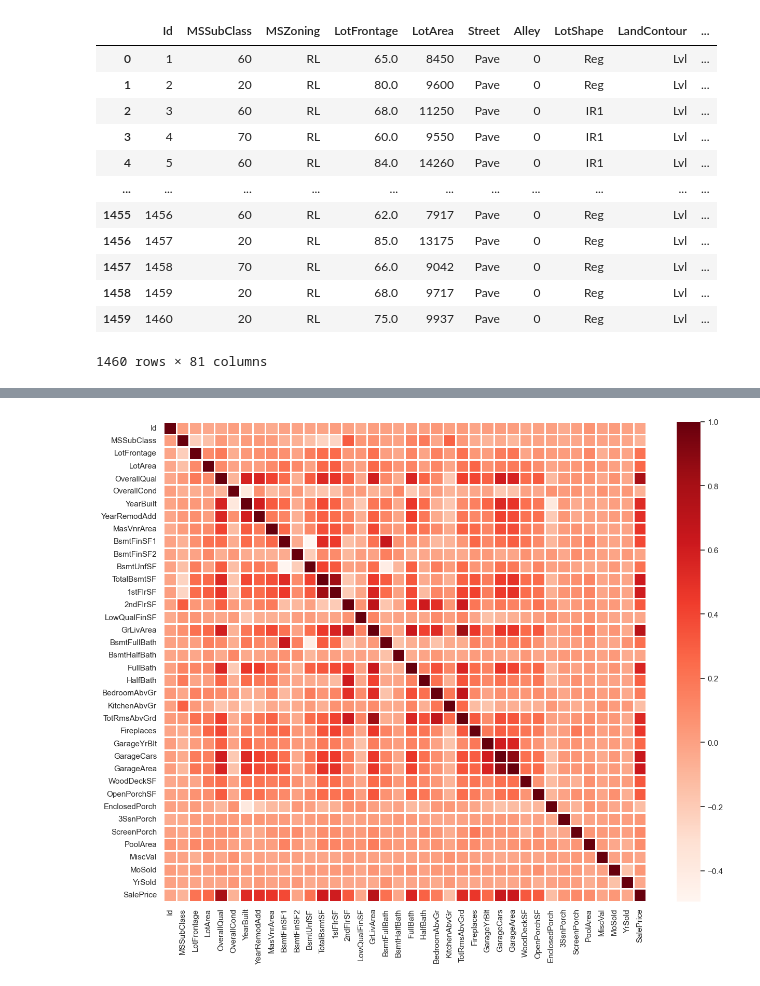
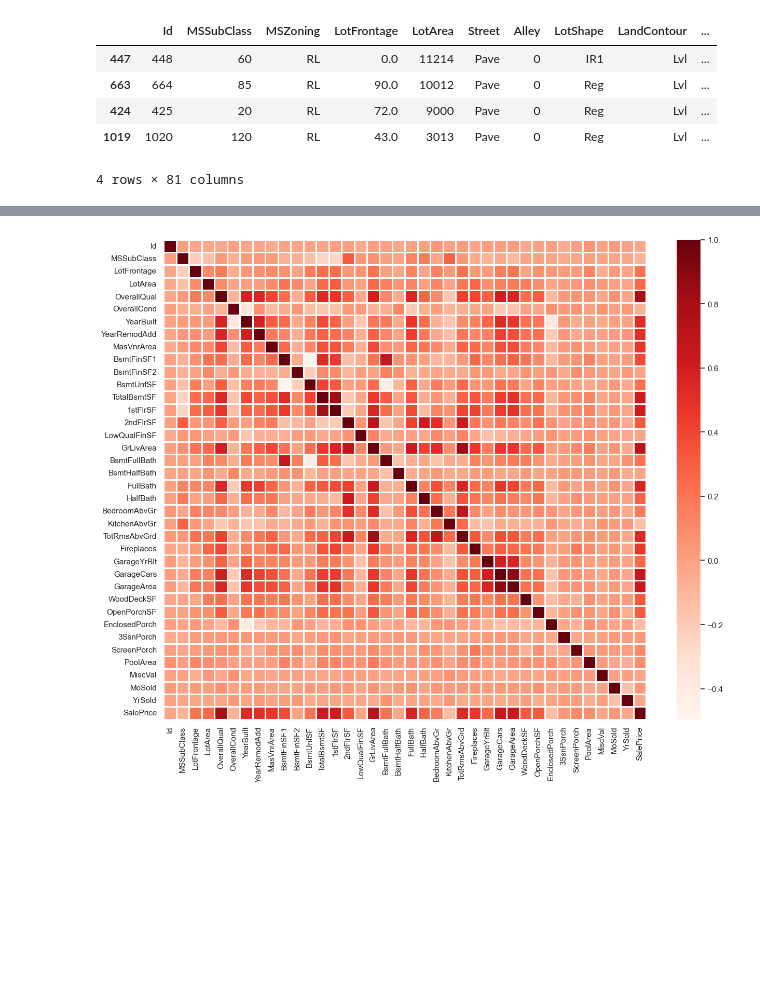
Before and after one commit to kenluzuriaga0/SalesAnalysisCluster, a Jupyter notebook: kLuzuriaga_sales_cluster.ipynb, the cells around one changed output, grey strips where cells are left out. Saved outputs shown, nothing was run; the diff lists cells and outputs as text; code cells hidden in the pictures; blank space fills up the shorter version.

```diff
--- a/kLuzuriaga_sales_cluster.ipynb
+++ b/kLuzuriaga_sales_cluster.ipynb
@@ -9,21 +9,14 @@ import matplotlib.cm as cm
 from sklearn.metrics import silhouette_samples, silhouette_score
 # %%
 dt_house = pd.read_csv('./price_house_train.csv').fillna(0)
-dt_house
+dt_house.sample(4)
 # %% [output]
 |  | Id | MSSubClass | MSZoning | LotFrontage | LotArea | Street | Alley | LotShape | LandContour | ... |
-| 0 | 1 | 60 | RL | 65.0 | 8450 | Pave | 0 | Reg | Lvl | ... |
-| 1 | 2 | 20 | RL | 80.0 | 9600 | Pave | 0 | Reg | Lvl | ... |
-| 2 | 3 | 60 | RL | 68.0 | 11250 | Pave | 0 | IR1 | Lvl | ... |
-| 3 | 4 | 70 | RL | 60.0 | 9550 | Pave | 0 | IR1 | Lvl | ... |
-| 4 | 5 | 60 | RL | 84.0 | 14260 | Pave | 0 | IR1 | Lvl | ... |
-| ... | ... | ... | ... | ... | ... | ... | ... | ... | ... | ... |
-| 1455 | 1456 | 60 | RL | 62.0 | 7917 | Pave | 0 | Reg | Lvl | ... |
-| 1456 | 1457 | 20 | RL | 85.0 | 13175 | Pave | 0 | Reg | Lvl | ... |
-| 1457 | 1458 | 70 | RL | 66.0 | 9042 | Pave | 0 | Reg | Lvl | ... |
-| 1458 | 1459 | 20 | RL | 68.0 | 9717 | Pave | 0 | Reg | Lvl | ... |
-| 1459 | 1460 | 20 | RL | 75.0 | 9937 | Pave | 0 | Reg | Lvl | ... |
+| 447 | 448 | 60 | RL | 0.0 | 11214 | Pave | 0 | IR1 | Lvl | ... |
+| 663 | 664 | 85 | RL | 90.0 | 10012 | Pave | 0 | Reg | Lvl | ... |
+| 424 | 425 | 20 | RL | 72.0 | 9000 | Pave | 0 | Reg | Lvl | ... |
+| 1019 | 1020 | 120 | RL | 43.0 | 3013 | Pave | 0 | Reg | Lvl | ... |
-1460 rows × 81 columns
+4 rows × 81 columns
 # %%
 mcor = dt_house.corr(numeric_only= True)
 mcor = mcor.round(4)
```
Also changed, not shown: parts of 1 cell of this notebook.
